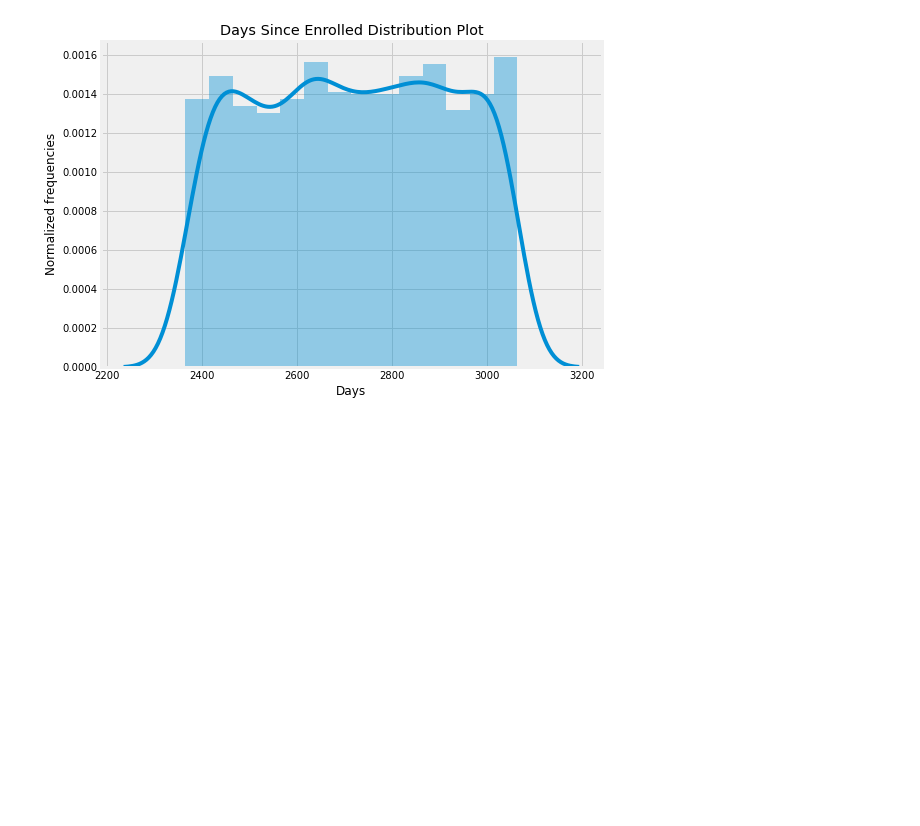
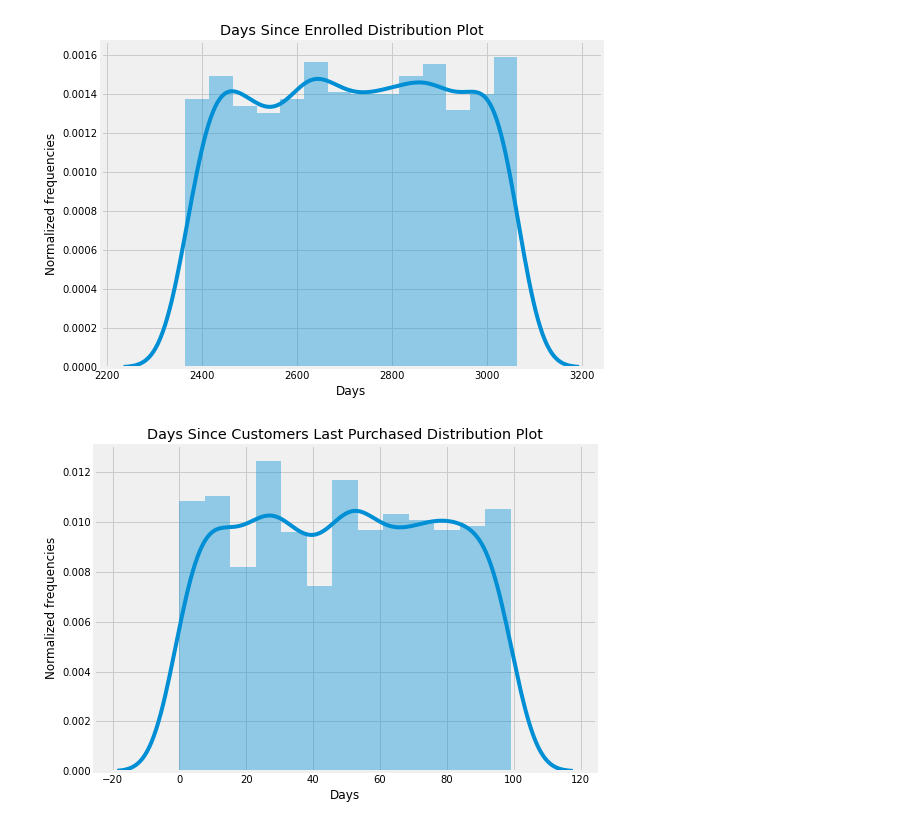
Before and after one commit to enoo24/marketing-analysis, a Jupyter notebook: notebooks/1.0-hry-exploratory-data-analysis.ipynb, the cells around one changed output. Saved outputs shown, nothing was run; the diff lists cells and outputs as text; code cells hidden in the pictures; blank space fills up the shorter version.

```diff
--- a/notebooks/1.0-hry-exploratory-data-analysis.ipynb
+++ b/notebooks/1.0-hry-exploratory-data-analysis.ipynb
@@ -140,3 +166,5 @@ plt.show()
+# %%
+data = data.drop('Year_Birth', axis=1)
 # %%
 # Inspecting education level
 fig = plt.subplots(figsize=(8, 6))
@@ -306,3 +334,13 @@ plt.title('Days Since Enrolled Distribution Plot')
 plt.show()
 # %% [output]
 [figure]
+# %%
+# Inspecting recency
+fig = plt.subplots(figsize=(8, 6))
+sns.distplot(data['Recency'])
+plt.ylabel('Normalized frequencies')
+plt.xlabel('Days')
+plt.title('Days Since Customers Last Purchased Distribution Plot')
+plt.show()
+# %% [output]
+[figure, added]
```
Also changed, not shown: parts of 19 cells of this notebook, 1 other file.
